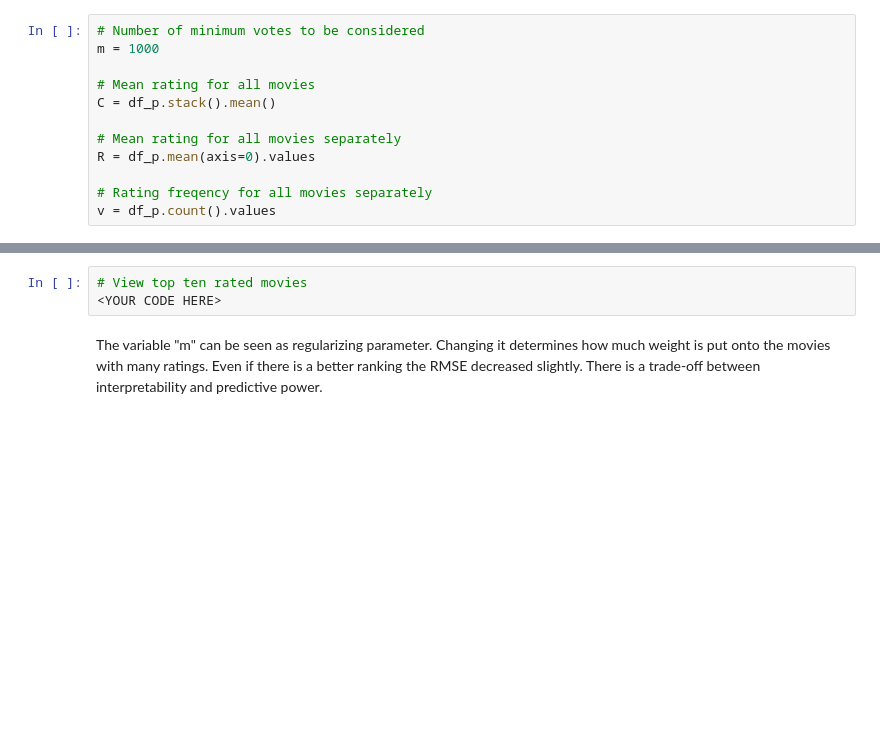
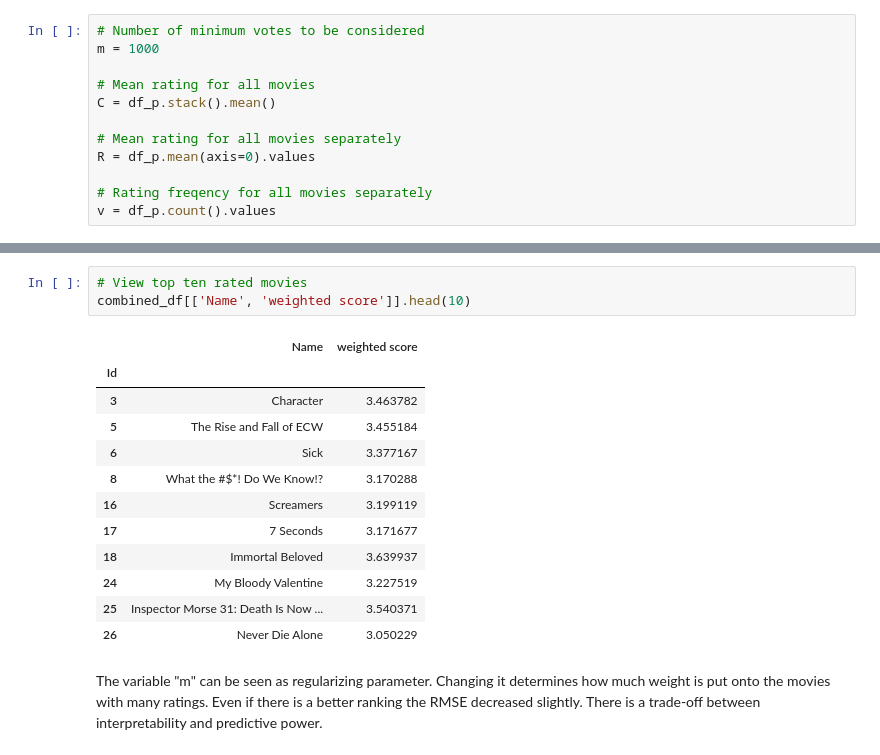
Before and after one commit to dantohe/Springboard, a Jupyter notebook: recommendation-system/mec-17.4.1-recommendation-systems-mini-project/Mini_Project_Recommendation_Systems.ipynb, the cells around one changed output, grey strips where cells are left out. Cells and saved outputs as stored; diff of their text form; blank space fills up the shorter version.

```diff
--- a/recommendation-system/mec-17.4.1-recommendation-systems-mini-project/Mini_Project_Recommendation_Systems.ipynb
+++ b/recommendation-system/mec-17.4.1-recommendation-systems-mini-project/Mini_Project_Recommendation_Systems.ipynb
@@ -431,6 +568,19 @@ print("The RMSE Value for the Weighted-Mean Rating Recommender:", rmse)
 # %%
 # View top ten rated movies
-<YOUR CODE HERE>
+combined_df[['Name', 'weighted score']].head(10)
+# %% [output]
+|  | Name | weighted score |
+| Id |  |  |
+| 3 | Character | 3.463782 |
+| 5 | The Rise and Fall of ECW | 3.455184 |
+| 6 | Sick | 3.377167 |
+| 8 | What the #$*! Do We Know!? | 3.170288 |
+| 16 | Screamers | 3.199119 |
+| 17 | 7 Seconds | 3.171677 |
+| 18 | Immortal Beloved | 3.639937 |
+| 24 | My Bloody Valentine | 3.227519 |
+| 25 | Inspector Morse 31: Death Is Now ... | 3.540371 |
+| 26 | Never Die Alone | 3.050229 |
 # %% [markdown]
 The variable "m" can be seen as regularizing parameter. Changing it determines how much weight is put onto the movies with many ratings.
 Even if there is a better ranking the RMSE decreased slightly. There is a trade-off between interpretability and predictive power.
```
Also changed, not shown: parts of 16 cells of this notebook.
